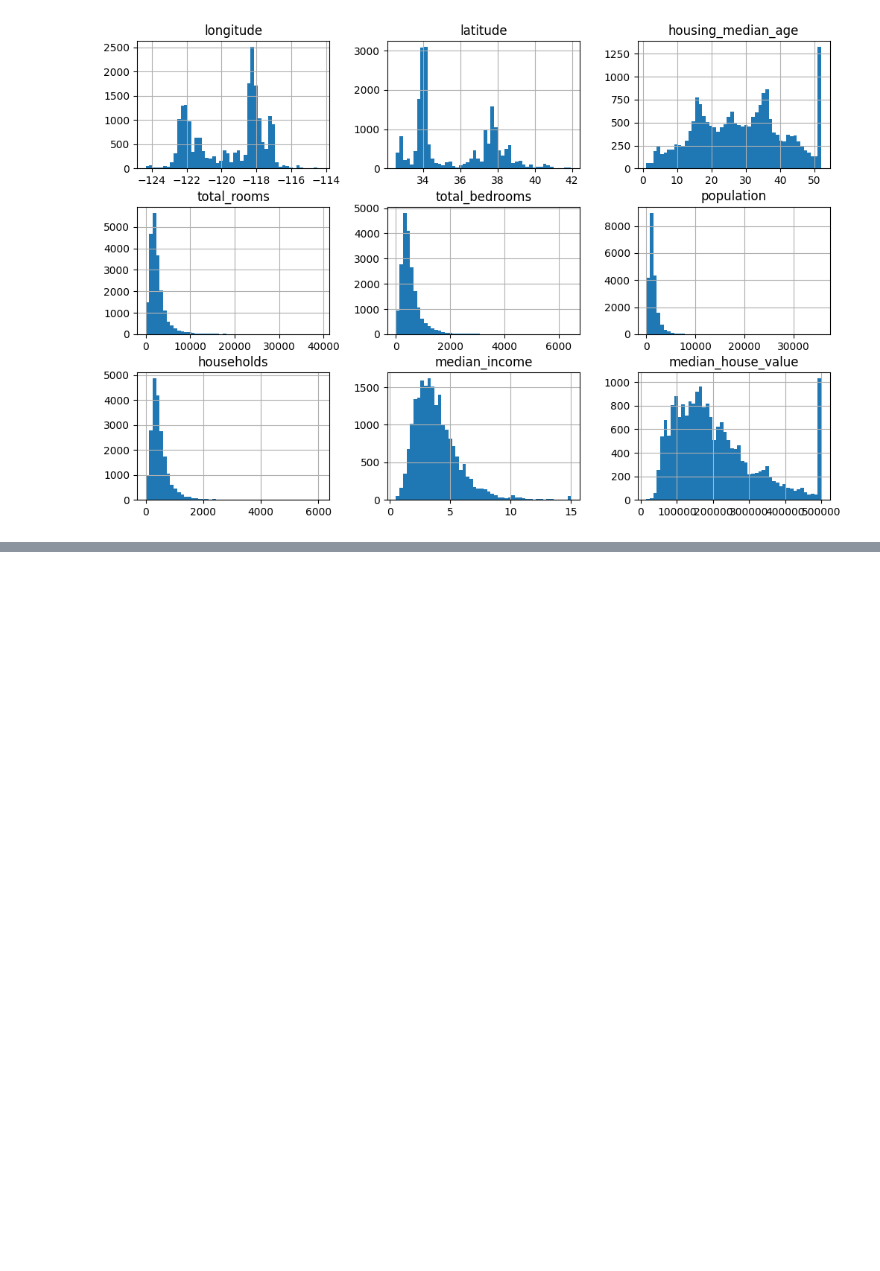
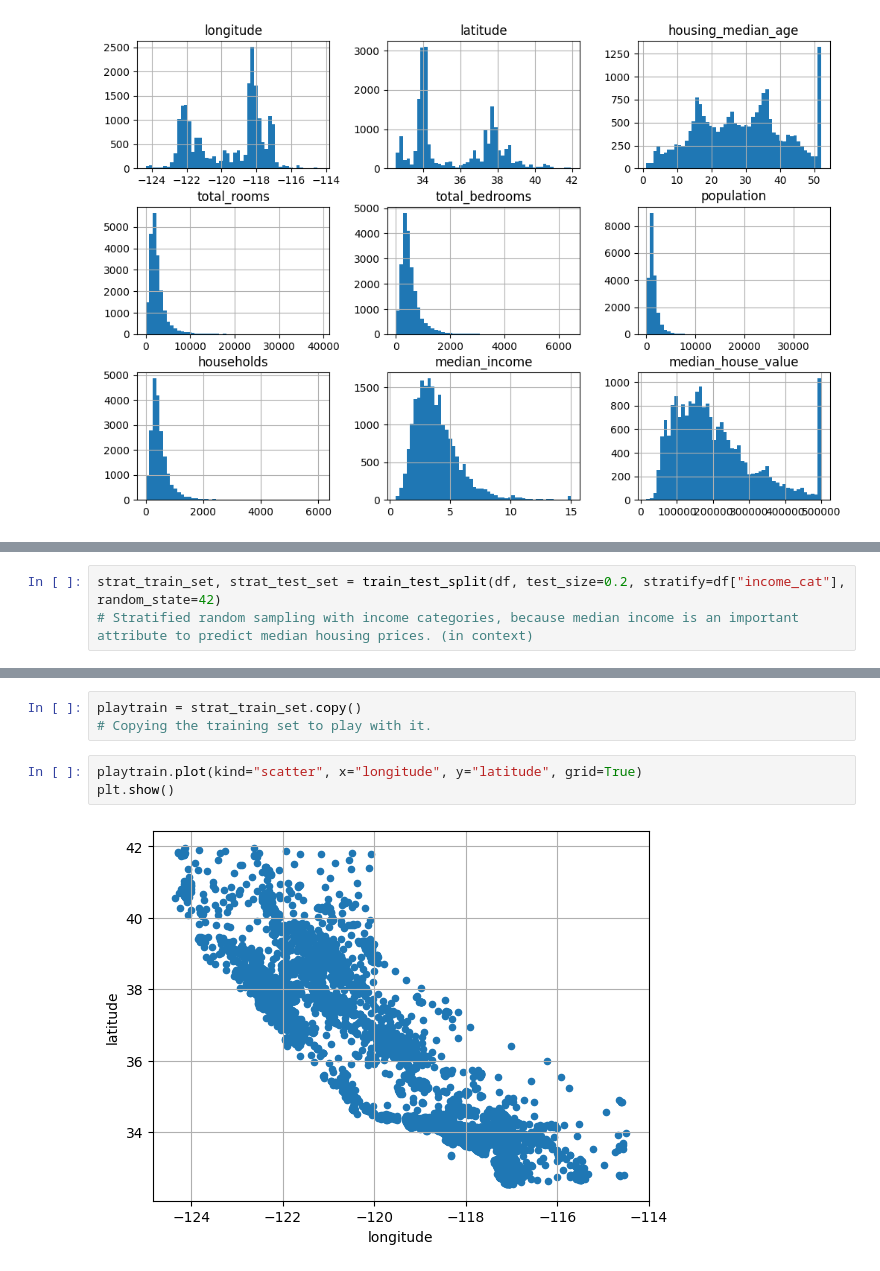
Before and after one commit to yyusufcoskun/homl-end2end, a Jupyter notebook: main.ipynb, the cells around one changed output, grey strips where cells are left out. Saved outputs shown, nothing was run; the diff lists cells and outputs as text; blank space fills up the shorter version.

```diff
--- a/main.ipynb
+++ b/main.ipynb
@@ -88,0 +103,3 @@ plt.show()
+# %%
+strat_train_set, strat_test_set = train_test_split(df, test_size=0.2, stratify=df["income_cat"], random_state=42)
+# Stratified random sampling with income categories, because median income is an important attribute to predict median housing prices. (in context)
@@ -88,0 +112,8 @@ plt.show()
+# %%
+playtrain = strat_train_set.copy()
+# Copying the training set to play with it.
+# %%
+playtrain.plot(kind="scatter", x="longitude", y="latitude", grid=True)
+plt.show()
+# %% [output]
+[figure, added]
```
Also changed, not shown: parts of 10 cells of this notebook.
